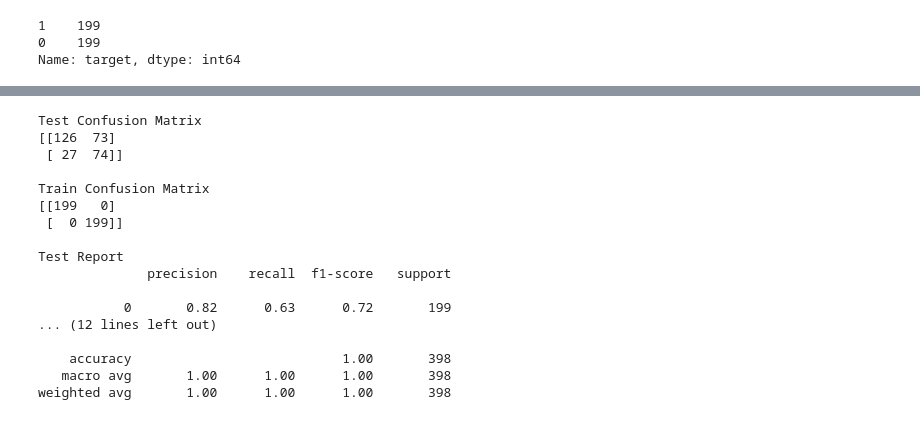
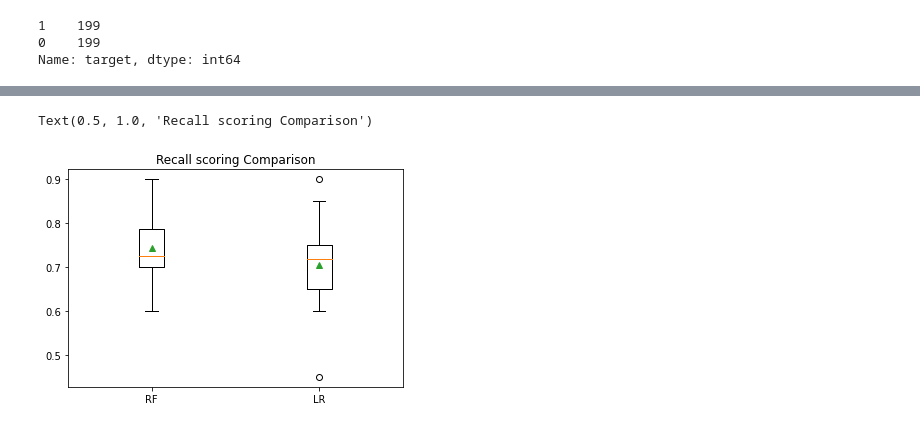
Before and after one commit to shreyansh273/GTx_6501, a Jupyter notebook: Week_4.ipynb, the cells around one changed output, grey strips where cells are left out. Cells and saved outputs as stored; diff of their text form; code cells hidden in the pictures.

```diff
--- a/Week_4.ipynb
+++ b/Week_4.ipynb
@@ -163,5 +152,3 @@ credit[num_col].corr(method='pearson')
 # %%
-X = pd.get_dummies(credit, drop_first=True)
-X['target'] = np.where(X['target']==2,1,0)
-y = X['target']
-X = X.drop('target', axis=1)
+credit2 = pd.get_dummies(credit, drop_first=True)
+credit2['target'] = np.where(credit2['target']==2,1,0)
@@ -224,5 +210,0 @@ weighted avg       0.79      0.80      0.79       700
-# %%
-logreg2 = LogisticRegression(random_state=52)
-logreg2.fit(X_train_scaled_downsample, y_train_downsample)
-logreg2_pred = logreg2.predict(X_test_scaled)
-logreg2_pred2 = logreg2.predict(X_train_scaled_downsample)
@@ -276,25 +211,26 @@ weighted avg       1.00      1.00      1.00       700
-# %%
-rf2 = RandomForestClassifier(random_state=52)
-rf2.fit(X_train_scaled_downsample, y_train_downsample)
-rf2_pred = rf2.predict(X_test_scaled)
-rf2_pred2 = rf2.predict(X_train_scaled_downsample)
-# %%
-get_results(y_test, y_train_downsample, rf2_pred, rf2_pred2)
-# %% [output]
-Test Confusion Matrix
-[[126  73]
- [ 27  74]]
-
-Train Confusion Matrix
-[[199   0]
- [  0 199]]
-
-Test Report
-              precision    recall  f1-score   support
-
-           0       0.82      0.63      0.72       199
-... (12 lines left out)
-
-    accuracy                           1.00       398
-   macro avg       1.00      1.00      1.00       398
-weighted avg       1.00      1.00      1.00       398
+# %%
+models = []
+models.append(('RF',RandomForestClassifier(random_state=42)))
+models.append(('LR',LogisticRegression(random_state=42)))
+results_recall = []
+results_roc_auc = []
+results_precision = []
+results_accuracy = []
+names = []
+scoring = ['recall','precision','accuracy','roc_auc']
+for name, model in models:
+  skf = StratifiedKFold(n_splits=10, shuffle=True, random_state=42)
+  cv_results = cross_validate(model, X_train_scaled_downsample, y_train_downsample, cv=skf, scoring=scoring)
+  results_recall.append(cv_results['test_recall'])
+  results_precision.append(cv_results['test_precision'])
+  results_accuracy.append(cv_results['test_accuracy'])
+  results_roc_auc.append(cv_results['test_roc_auc'])
+  names.append(name)
+# %%
+fig, ax = plt.subplots()
+ax.boxplot(results_recall, showmeans=True)
+ax.set_xticklabels(names)
+ax.set_title("Recall scoring Comparison")
+# %% [output]
+Text(0.5, 1.0, 'Recall scoring Comparison')
+[figure, added]
```
Also changed, not shown: parts of 13 cells of this notebook.
